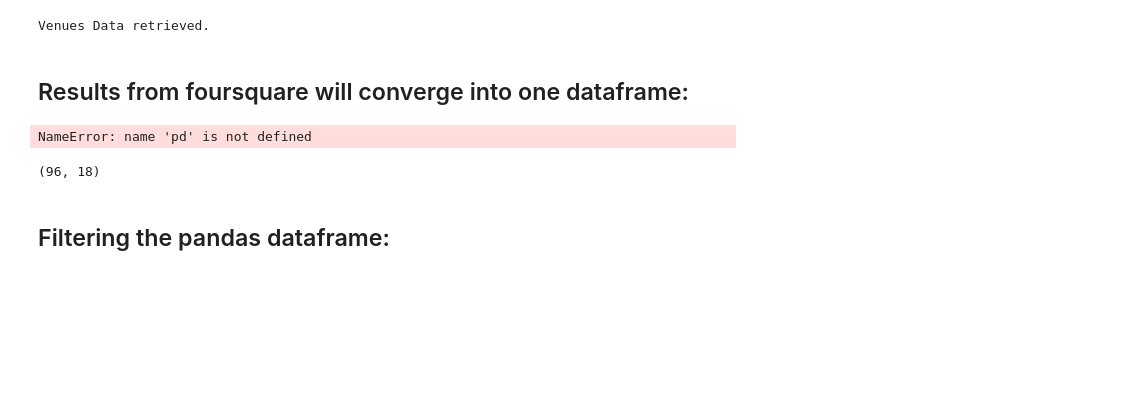
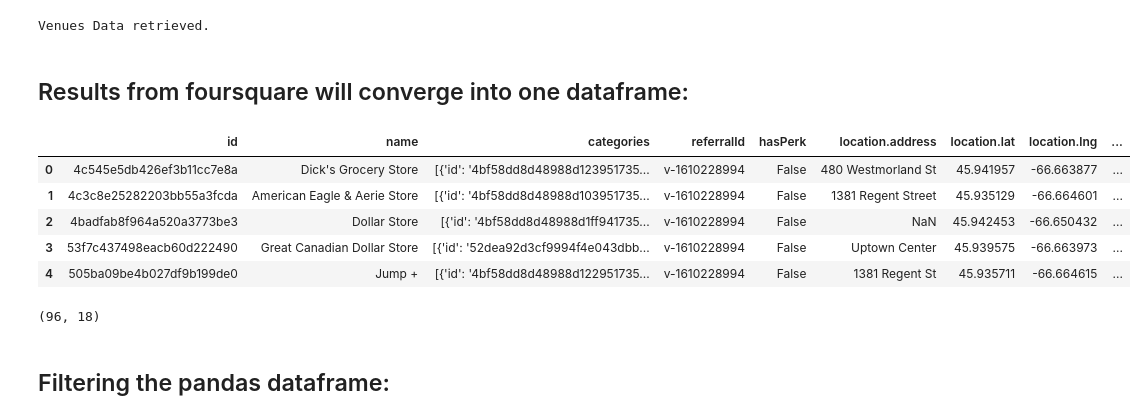
Before and after one commit to carloscaeduardo/Capstone-Project---The-Battle-of-Neighborhoods, a Jupyter notebook: The_apartment_finder.ipynb, the cells around one changed output. Cells and saved outputs as stored; diff of their text form; code cells hidden in the pictures; blank space fills up the shorter version.

```diff
--- a/The_apartment_finder.ipynb
+++ b/The_apartment_finder.ipynb
@@ -268,17 +271,22 @@ Venues Data retrieved.
 # %%
 # now converge all results into one dataframe:
 
 dataframe0 = pd.concat([dataframe0,dataframe1], axis=0, ignore_index=True)
 dataframe0 = pd.concat([dataframe0,dataframe2], axis=0, ignore_index=True)
 dataframe0 = pd.concat([dataframe0,dataframe3], axis=0, ignore_index=True)
 dataframe0 = pd.concat([dataframe0,dataframe4], axis=0, ignore_index=True)
 dataframe0 = pd.concat([dataframe0,dataframe5], axis=0, ignore_index=True)
 
 
 
-dataframe0.head
+dataframe0.head()
 # %% [output]
-NameError: name 'pd' is not defined
+|  | id | name | categories | referralId | hasPerk | location.address | location.lat | location.lng | ... |
+| 0 | 4c545e5db426ef3b11cc7e8a | Dick's Grocery Store | [{'id': '4bf58dd8d48988d123951735... | v-1610228994 | False | 480 Westmorland St | 45.941957 | -66.663877 | ... |
+| 1 | 4c3c8e25282203bb55a3fcda | American Eagle & Aerie Store | [{'id': '4bf58dd8d48988d103951735... | v-1610228994 | False | 1381 Regent Street | 45.935129 | -66.664601 | ... |
+| 2 | 4badfab8f964a520a3773be3 | Dollar Store | [{'id': '4bf58dd8d48988d1ff941735... | v-1610228994 | False | NaN | 45.942453 | -66.650432 | ... |
+| 3 | 53f7c437498eacb60d222490 | Great Canadian Dollar Store | [{'id': '52dea92d3cf9994f4e043dbb... | v-1610228994 | False | Uptown Center | 45.939575 | -66.663973 | ... |
+| 4 | 505ba09be4b027df9b199de0 | Jump + | [{'id': '4bf58dd8d48988d122951735... | v-1610228994 | False | 1381 Regent St | 45.935711 | -66.664615 | ... |
 # %%
 dataframe0.shape
 # %% [output]
```
Also changed, not shown: parts of 13 cells of this notebook, 1 other file.
